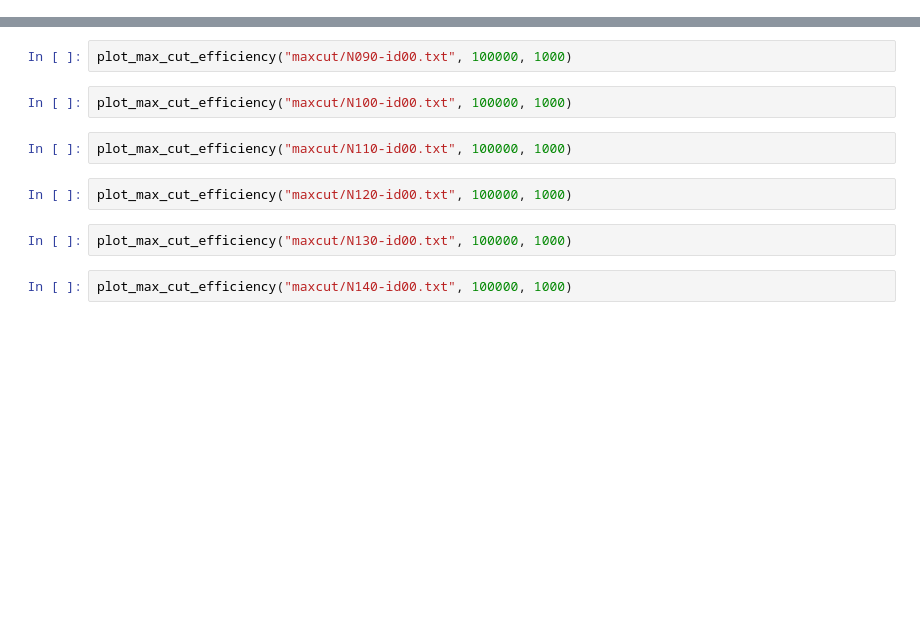
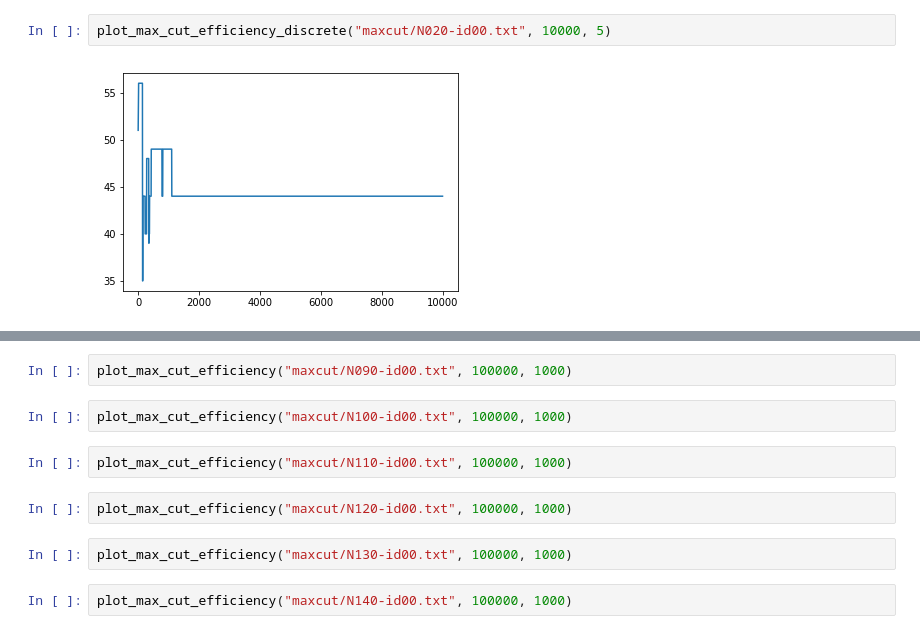
Before and after one commit to lili-chen/ising-optimization-rbm, a Jupyter notebook: performance_with_trial_number-discrete.ipynb, the cells around one changed output, grey strips where cells are left out. Cells and saved outputs as stored; diff of their text form; blank space fills up the shorter version.

```diff
--- a/performance_with_trial_number-discrete.ipynb
+++ b/performance_with_trial_number-discrete.ipynb
@@ -193,0 +7,4 @@ max_cut("N010-id02.txt", 10, 100000)
+# %%
+plot_max_cut_efficiency_discrete("maxcut/N020-id00.txt", 10000, 5)
+# %% [output]
+[figure, added]
```
Also changed, not shown: parts of 19 cells of this notebook, 3 other files.
